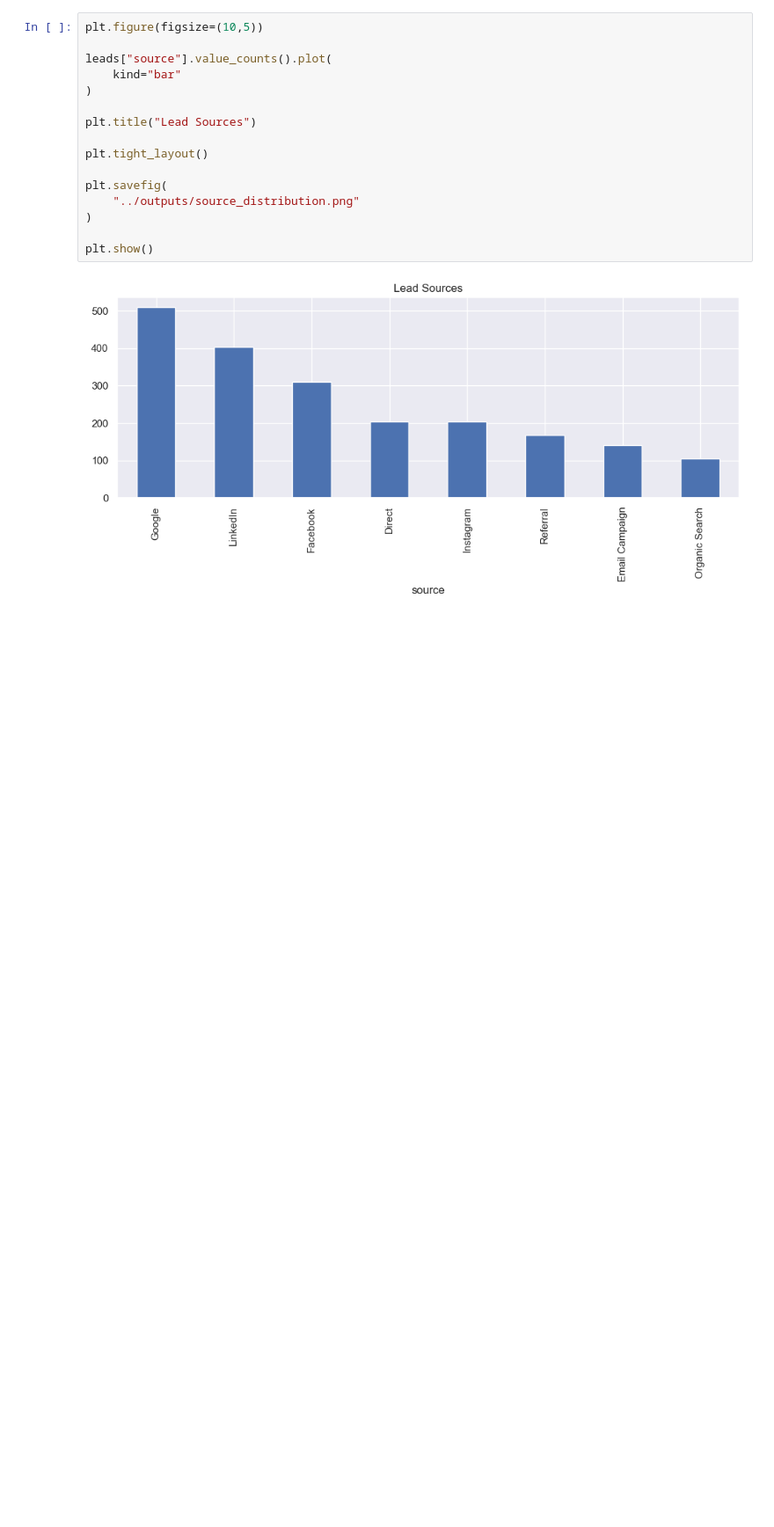
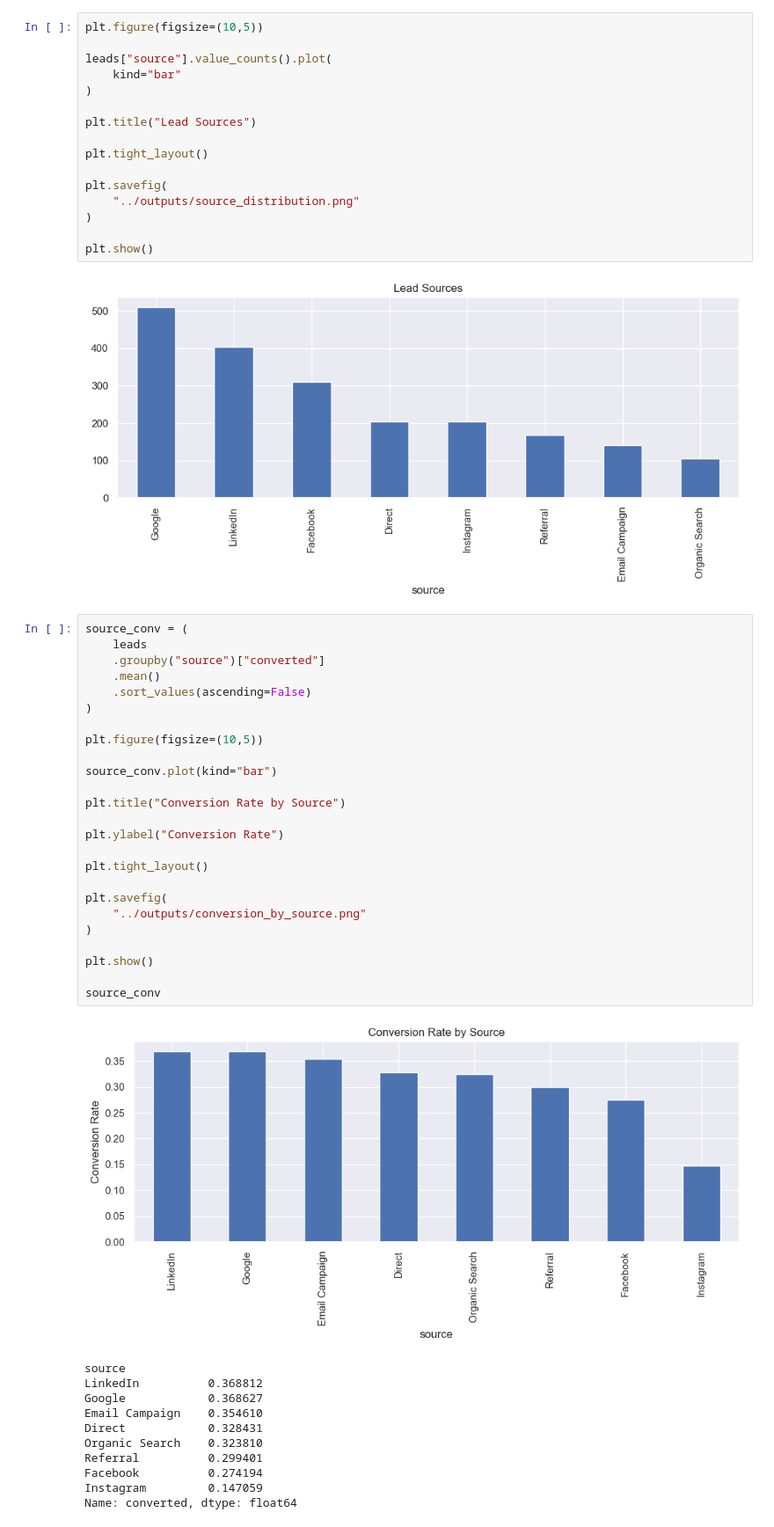
Before and after one commit to vikasmaurya9769/vikas-maurya-AIML-Assessment, a Jupyter notebook: notebooks/EDA.ipynb, the cells around one changed output. Shown at 88% size. Drawn from its saved outputs; the diff is of its cells as text; blank space fills up the shorter version.

Commit message:
feat: investigate source, segment and funnel conversion trends

```diff
--- a/notebooks/EDA.ipynb
+++ b/notebooks/EDA.ipynb
@@ -269,3 +269,40 @@ plt.savefig(
 plt.show()
 # %% [output]
 [figure]
+# %%
+source_conv = (
+    leads
+    .groupby("source")["converted"]
+    .mean()
+    .sort_values(ascending=False)
+)
+
+plt.figure(figsize=(10,5))
+
+source_conv.plot(kind="bar")
+
+plt.title("Conversion Rate by Source")
+
+plt.ylabel("Conversion Rate")
+
+plt.tight_layout()
+
+plt.savefig(
+    "../outputs/conversion_by_source.png"
+)
+
+plt.show()
+
+source_conv
+# %% [output]
+[figure, added]
+source
+LinkedIn          0.368812
+Google            0.368627
+Email Campaign    0.354610
+Direct            0.328431
+Organic Search    0.323810
+Referral          0.299401
+Facebook          0.274194
+Instagram         0.147059
+Name: converted, dtype: float64
```
Also changed, not shown: parts of 5 cells of this notebook, 6 other files.
